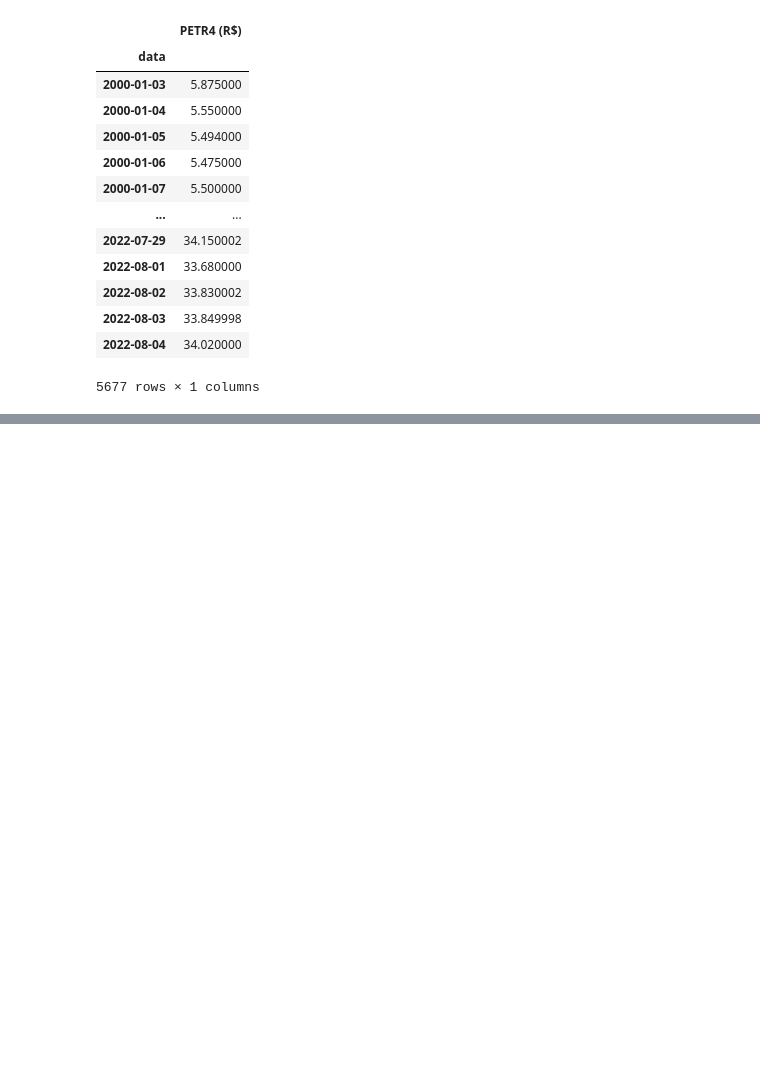
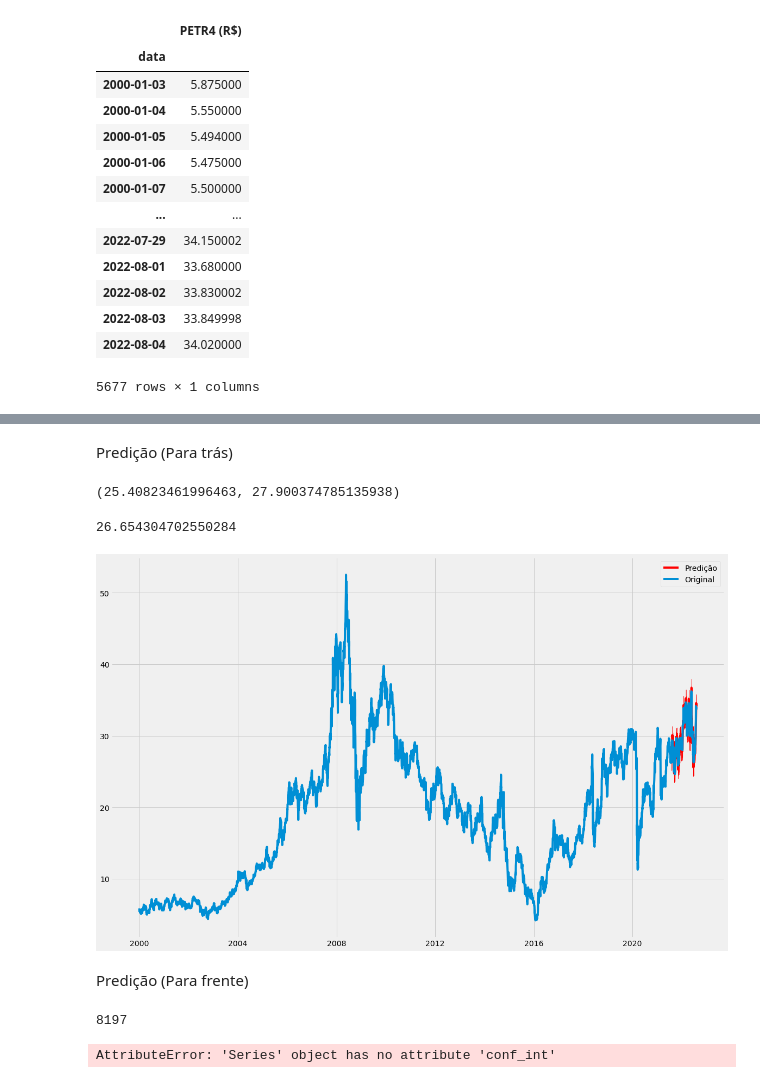
Before and after one commit to msbrasil/econometria, a Jupyter notebook: Econometria/4º Relatório - Séries Temporais/var.ipynb, the cells around one changed output, grey strips where cells are left out. Saved outputs shown, nothing was run; the diff lists cells and outputs as text; code cells hidden in the pictures; blank space fills up the shorter version.

```diff
--- a/Econometria/4º Relatório - Séries Temporais/var.ipynb
+++ b/Econometria/4º Relatório - Séries Temporais/var.ipynb
@@ -277,0 +354,3 @@ pyplot.plot(petr, color='red')
+# %%
+model = ARIMA(petr,order=(0,1,0),  seasonal_order=(2,1,0,6))
+resultado_arima = model.fit()
@@ -277,0 +378,48 @@ pyplot.plot(petr, color='red')
+# %% [markdown]
+Predição (Para trás)
+# %%
+# Vamos realizar um "backtesting" com predições de valores dos 12 meses anteriores
+predicoes = resultado_arima.get_prediction(start=-252)
+predicao_media = predicoes.predicted_mean
+# %%
+# intervalo de confiança
+
+intervalo_confianca = predicoes.conf_int()
+limites_abaixo = intervalo_confianca.iloc[:,0]
+limites_acima = intervalo_confianca.iloc[:,1]
+
+limites_abaixo[0], limites_acima[0]
+# %% [output]
+(25.40823461996463, 27.900374785135938)
+# %%
+predicao_media[0]
+# %% [output]
+26.654304702550284
+# %%
+datas_previsao = np.asarray(predicao_media.index)
+datas = np.asarray(petr.index)
+# %%
+
+plt.plot(datas_previsao,predicao_media.values,color='red',label='Predição')
+plt.plot(datas, petr.values, label='Original')
+plt.fill_between(datas_previsao, limites_abaixo, limites_acima, color='red')
+plt.legend()
+plt.show()
+# %% [output]
+[figure, added]
+# %% [markdown]
+Predição (Para frente)
+# %%
+forecast = resultado_arima.get_forecast(steps=8197)
+forecast_medio = forecast.predicted_mean
+forecast_medio.size
+# %% [output]
+8197
+# %%
+intervalo_confianca_forecast = forecast.conf_int()
+intervalo_abaixo_f = intervalo_confianca_forecast.iloc[:,0]
+intervalo_acima_f = intervalo_confianca_forecast.iloc[:,1]
+
+intervalo_abaixo_f[5925], intervalo_acima_f[5925]
+# %% [output]
+AttributeError: 'Series' object has no attribute 'conf_int'
```
Also changed, not shown: parts of 32 cells of this notebook, 1 other file.
